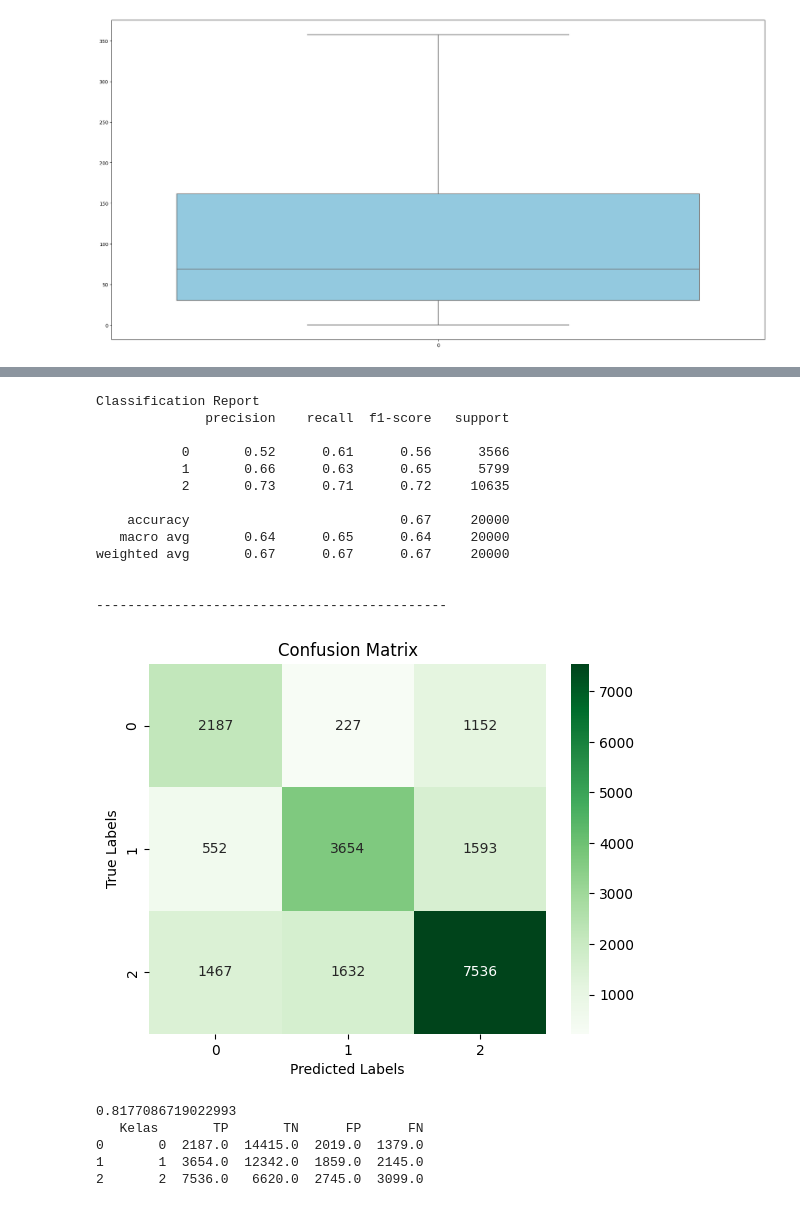
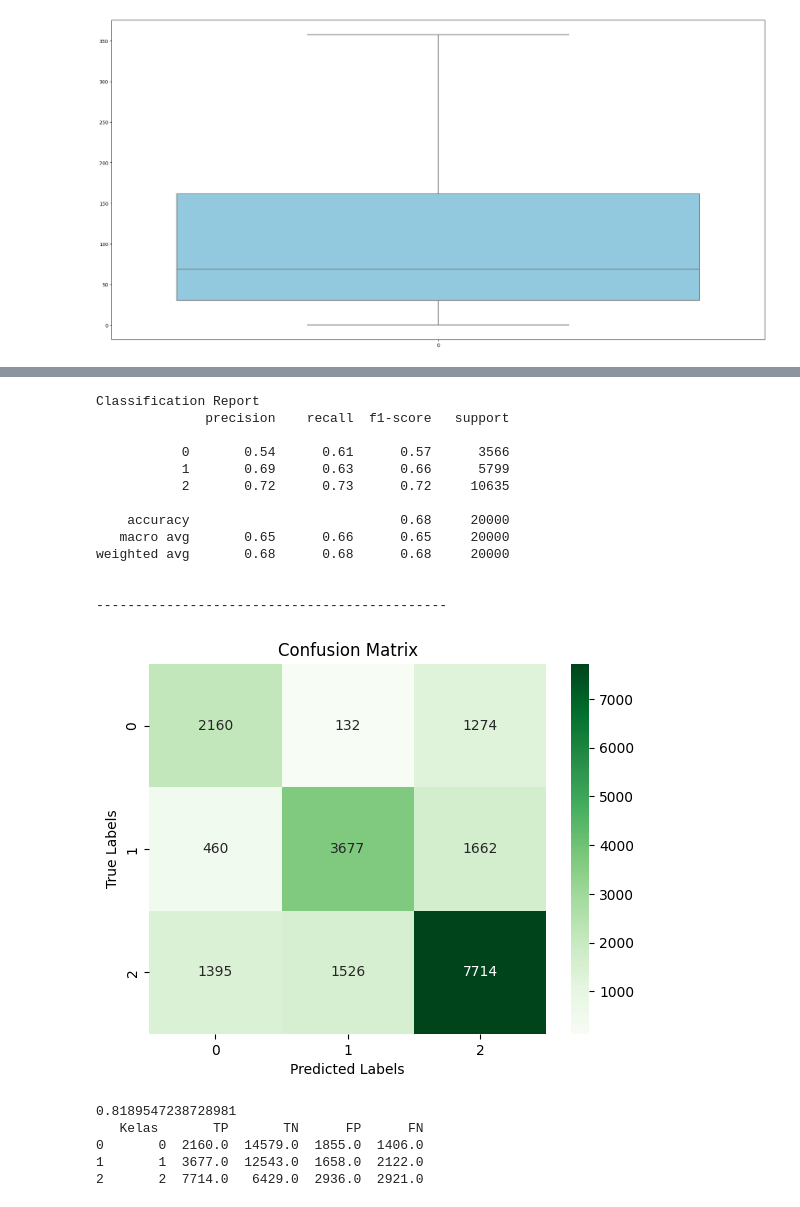
Before and after one commit to quinveil/Credit_Score_Data, a Jupyter notebook: creditscore.ipynb, the cells around one changed output, grey strips where cells are left out. Drawn from its saved outputs; the diff is of its cells as text; code cells hidden in the pictures.

```diff
--- a/creditscore.ipynb
+++ b/creditscore.ipynb
@@ -798,26 +949,26 @@ Average Recall: 0.6309
 # %%
 # Evaluating the model
-knn_clasifier = KNeighborsClassifier(n_neighbors=5)
-knn_clasifier.fit(X_train, y_train)
-y_pred = knn_clasifier.predict(X_test)
-evaluate_model(y_test, y_pred)
+#knn_clasifier = KNeighborsClassifier(n_neighbors=7)
+# knn_clasifier.fit(X_train, y_train)
+# y_pred = knn_clasifier.predict(X_test)
+# evaluate_model(y_test, y_pred)
 # %% [output]
 Classification Report
               precision    recall  f1-score   support
 
-           0       0.52      0.61      0.56      3566
-           1       0.66      0.63      0.65      5799
-           2       0.73      0.71      0.72     10635
+           0       0.54      0.61      0.57      3566
+           1       0.69      0.63      0.66      5799
+           2       0.72      0.73      0.72     10635
 
-    accuracy                           0.67     20000
-   macro avg       0.64      0.65      0.64     20000
-weighted avg       0.67      0.67      0.67     20000
+    accuracy                           0.68     20000
+   macro avg       0.65      0.66      0.65     20000
+weighted avg       0.68      0.68      0.68     20000
 
 
 ---------------------------------------------
-[figure, old version]
+[figure, new version]
-0.8177086719022993
+0.8189547238728981
    Kelas       TP       TN      FP      FN
-0       0  2187.0  14415.0  2019.0  1379.0
-1       1  3654.0  12342.0  1859.0  2145.0
-2       2  7536.0   6620.0  2745.0  3099.0
+0       0  2160.0  14579.0  1855.0  1406.0
+1       1  3677.0  12543.0  1658.0  2122.0
+2       2  7714.0   6429.0  2936.0  2921.0
```
Also changed, not shown: parts of 12 cells of this notebook.
